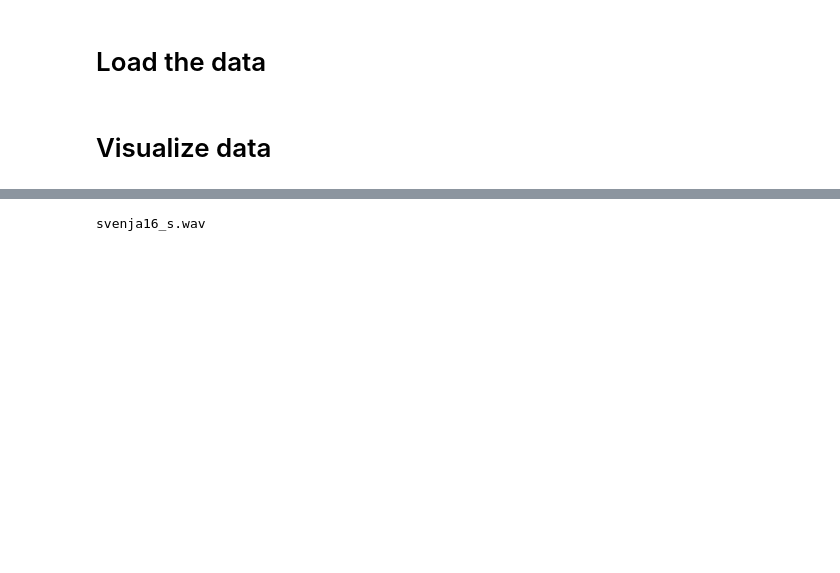
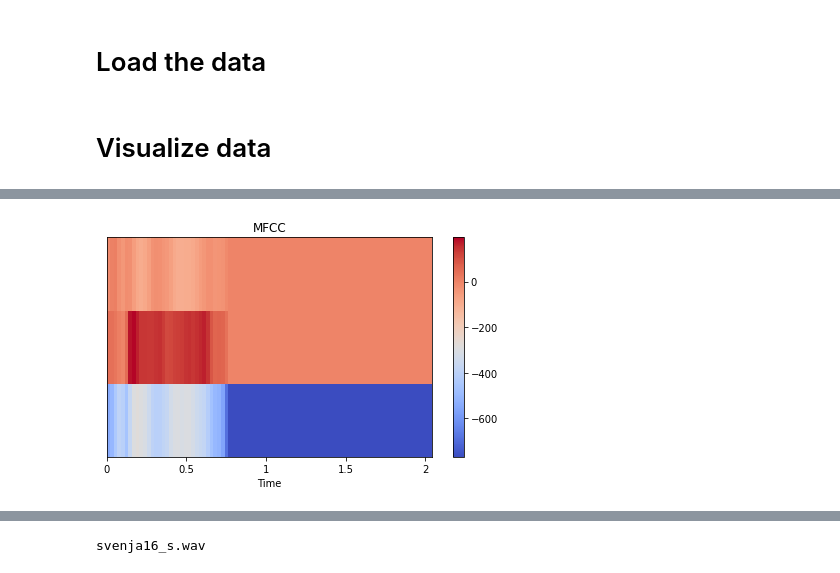
Before and after one commit to gwillig/octocat, a Jupyter notebook: audio_classifer/bayes.ipynb, the cells around one changed output, grey strips where cells are left out. Cells and saved outputs as stored; diff of their text form; code cells hidden in the pictures; blank space fills up the shorter version.

```diff
--- a/audio_classifer/bayes.ipynb
+++ b/audio_classifer/bayes.ipynb
@@ -58,0 +140,8 @@ for folder in ["svenja","gustav","hello"]:
+# %%
+import matplotlib.pyplot as plt
+librosa.display.specshow(data, x_axis='time')
+plt.colorbar()
+plt.title('MFCC')
+plt.tight_layout()
+# %% [output]
+[figure, added]
```
Also changed, not shown: parts of 6 cells of this notebook, 4 other files.
